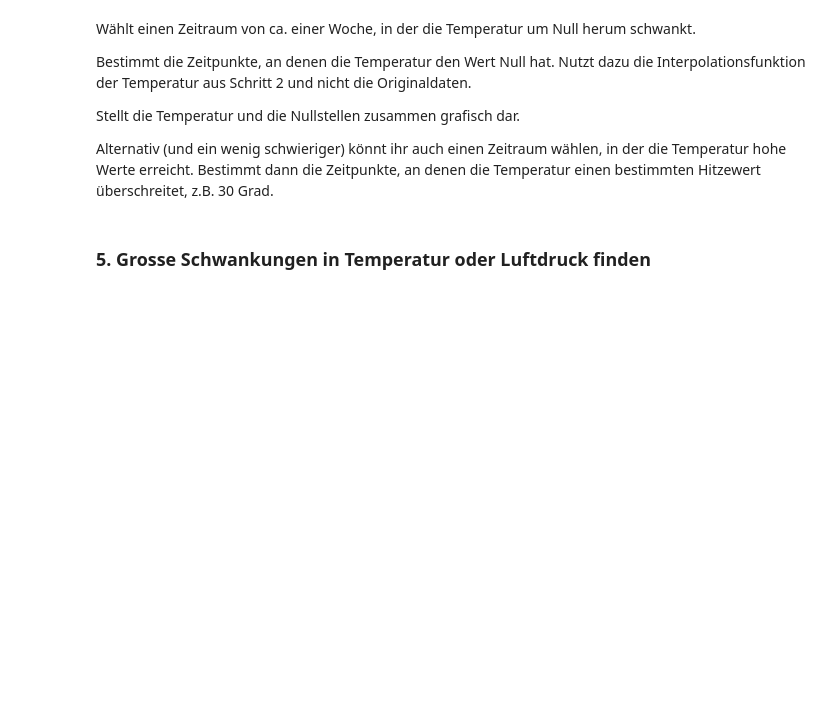
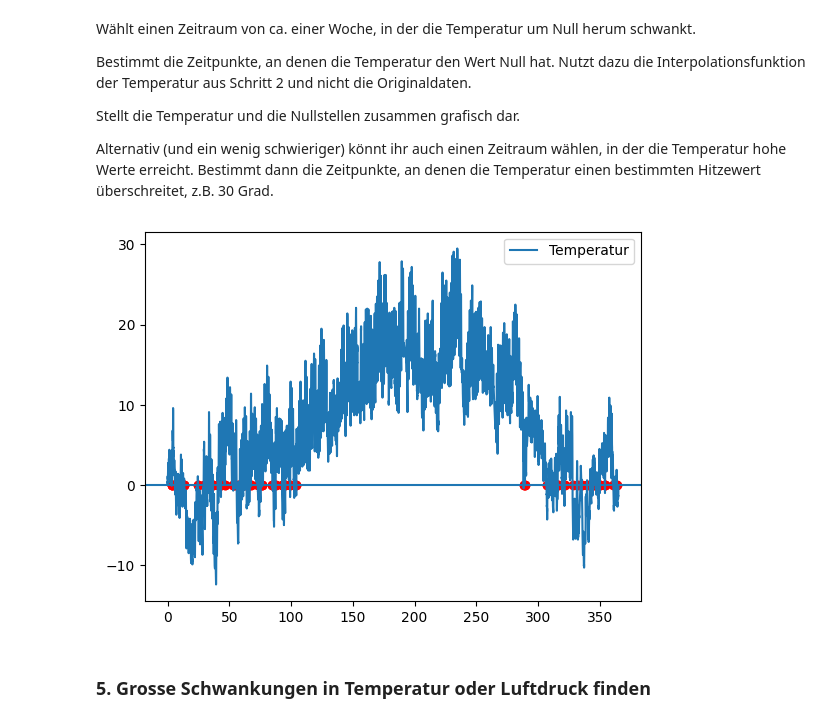
Before and after one commit to Menk1804/NDGS_Projekt_Nico_Menk, a Jupyter notebook: Projekt/Projekt_Vorlage+Aufgaben.ipynb, the cells around one changed output. Drawn from its saved outputs; the diff is of its cells as text; code cells hidden in the pictures; blank space fills up the shorter version.

```diff
--- a/Projekt/Projekt_Vorlage+Aufgaben.ipynb
+++ b/Projekt/Projekt_Vorlage+Aufgaben.ipynb
@@ -136,6 +137,36 @@ Bestimmt die Zeitpunkte, an denen die Temperatur den Wert Null hat. Nutzt dazu d
 Stellt die Temperatur und die Nullstellen zusammen grafisch dar.
 
 Alternativ (und ein wenig schwieriger) könnt ihr auch einen Zeitraum wählen, in der die Temperatur hohe Werte erreicht. Bestimmt dann die Zeitpunkte, an denen die Temperatur einen bestimmten Hitzewert überschreitet, z.B. 30 Grad.
+# %%
+def null_temp(t):
+    return f_temp(t)
+
+x = time_array
+y = null_temp(x)
+
+indices = np.where(np.diff(np.sign(y)))[0]
+
+roots = []
+
+for i in indices:
+    x0 = (x[i] + x[i+1]) / 2
+
+    try:
+        root = optimize.newton(null_temp, x0)
+        roots.append(root)
+    except RuntimeError:
+        pass
+
+plt.plot(x, y, label="Temperatur")
+plt.axhline(0)
+
+for r in roots:
+    plt.scatter(r, 0, color="red")
+
+plt.legend()
+plt.show()
+# %% [output]
+[figure, added]
 # %% [markdown]
 ### 5. Grosse Schwankungen in Temperatur oder Luftdruck finden
 # %% [markdown]
```
Also changed, not shown: parts of 1 cell of this notebook.
